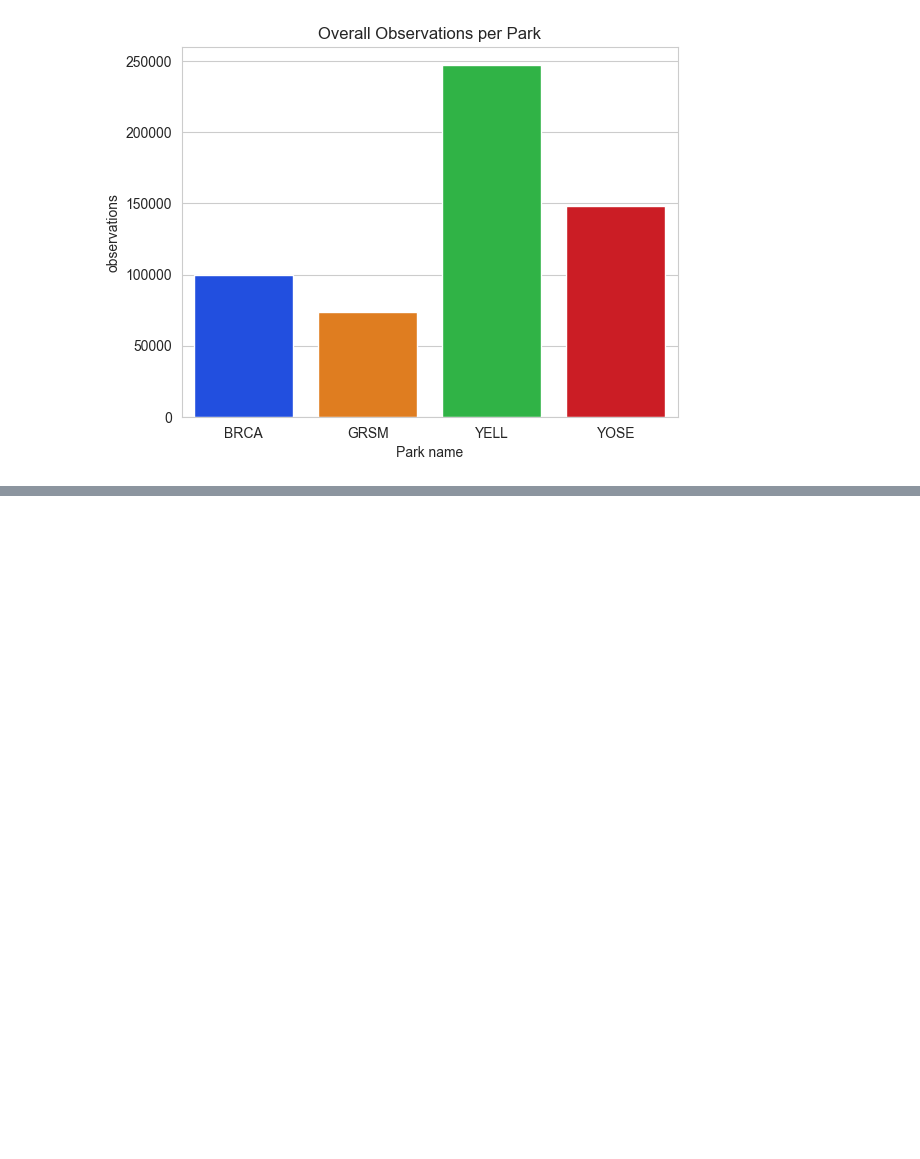
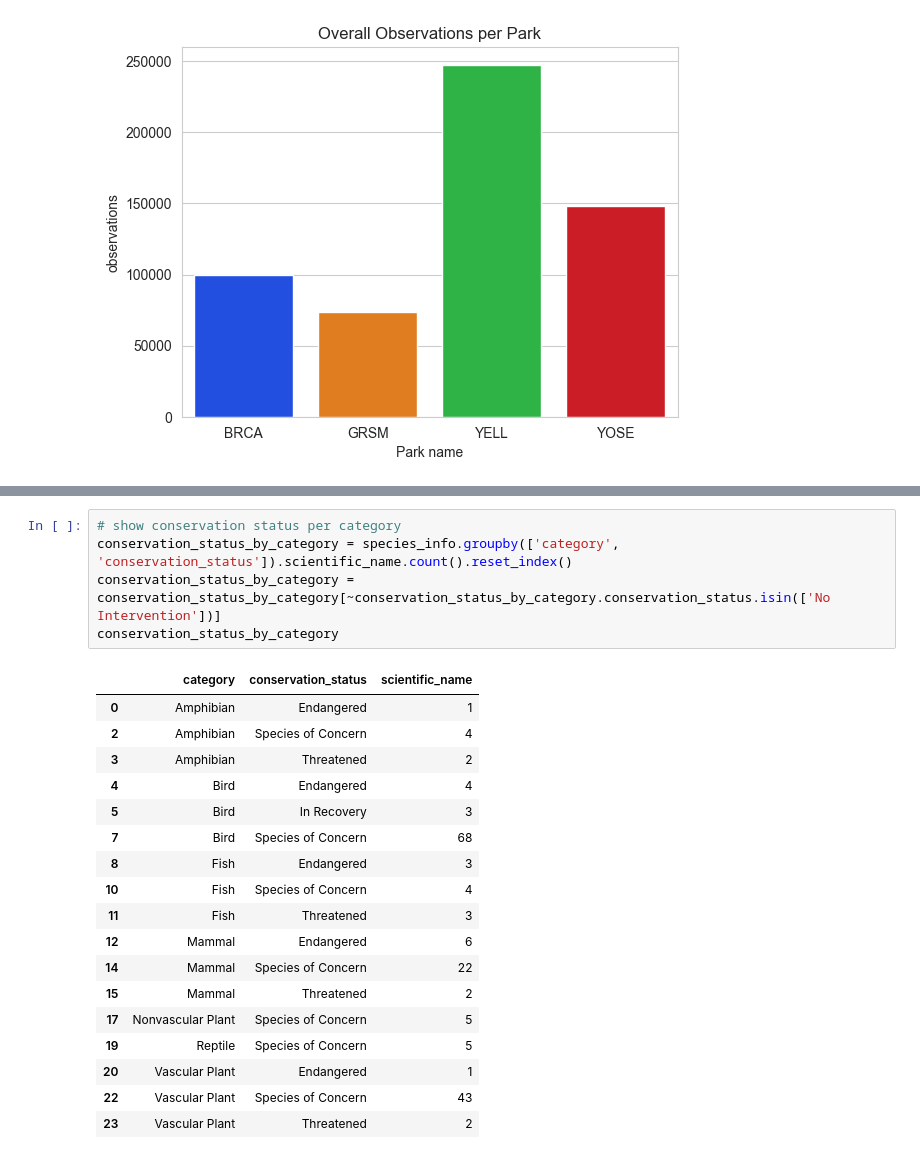
Before and after one commit to Phillus1999/data_science_porfolio_projects, a Jupyter notebook: biodiversity_starter/biodiversity.ipynb, the cells around one changed output, grey strips where cells are left out. Drawn from its saved outputs; the diff is of its cells as text; blank space fills up the shorter version.

```diff
--- a/biodiversity_starter/biodiversity.ipynb
+++ b/biodiversity_starter/biodiversity.ipynb
@@ -146,0 +162,24 @@ observations_info.describe()
+# %%
+# show conservation status per category
+conservation_status_by_category = species_info.groupby(['category', 'conservation_status']).scientific_name.count().reset_index()
+conservation_status_by_category = conservation_status_by_category[~conservation_status_by_category.conservation_status.isin(['No Intervention'])]
+conservation_status_by_category
+# %% [output]
+|  | category | conservation_status | scientific_name |
+| 0 | Amphibian | Endangered | 1 |
+| 2 | Amphibian | Species of Concern | 4 |
+| 3 | Amphibian | Threatened | 2 |
+| 4 | Bird | Endangered | 4 |
+| 5 | Bird | In Recovery | 3 |
+| 7 | Bird | Species of Concern | 68 |
+| 8 | Fish | Endangered | 3 |
+| 10 | Fish | Species of Concern | 4 |
+| 11 | Fish | Threatened | 3 |
+| 12 | Mammal | Endangered | 6 |
+| 14 | Mammal | Species of Concern | 22 |
+| 15 | Mammal | Threatened | 2 |
+| 17 | Nonvascular Plant | Species of Concern | 5 |
+| 19 | Reptile | Species of Concern | 5 |
+| 20 | Vascular Plant | Endangered | 1 |
+| 22 | Vascular Plant | Species of Concern | 43 |
+| 23 | Vascular Plant | Threatened | 2 |
```
Also changed, not shown: parts of 3 cells of this notebook.
